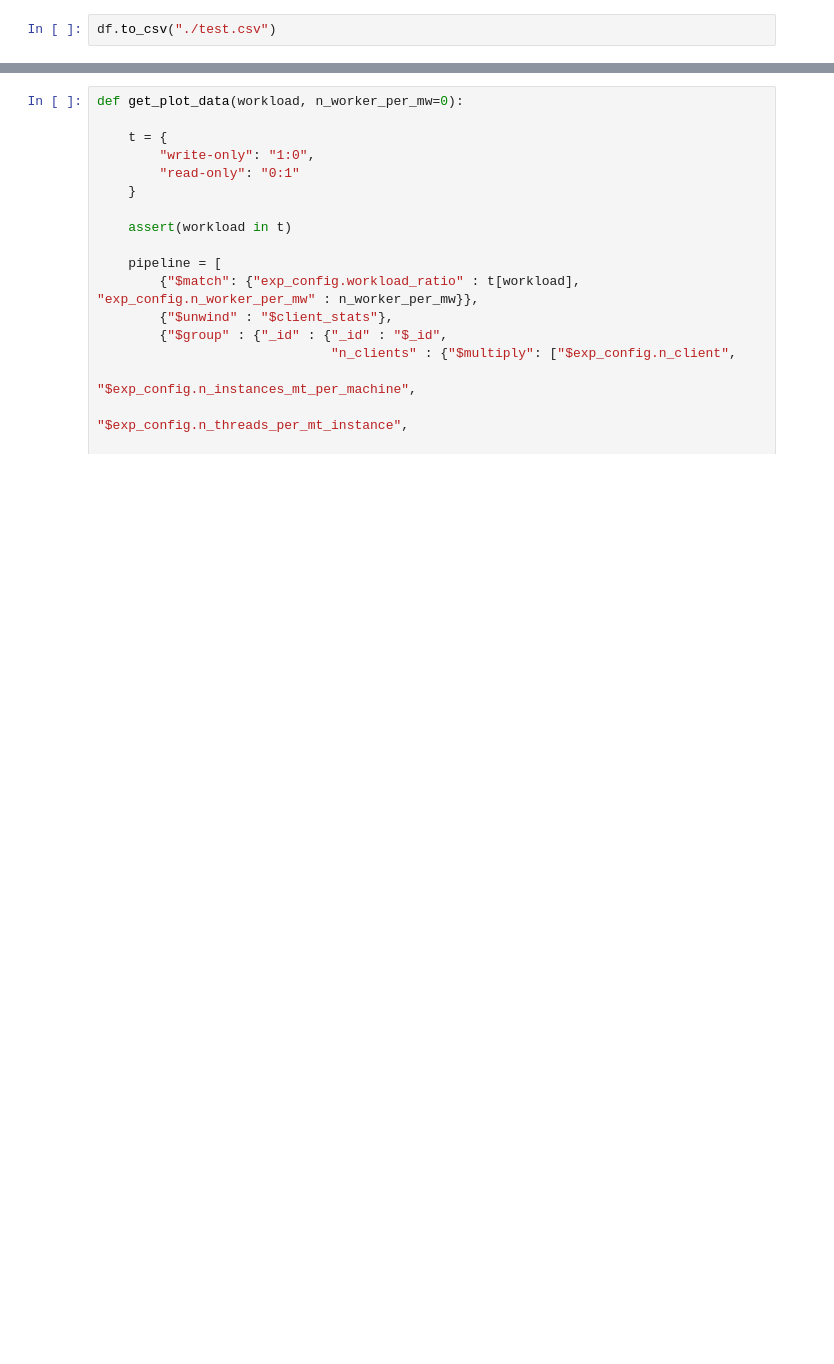
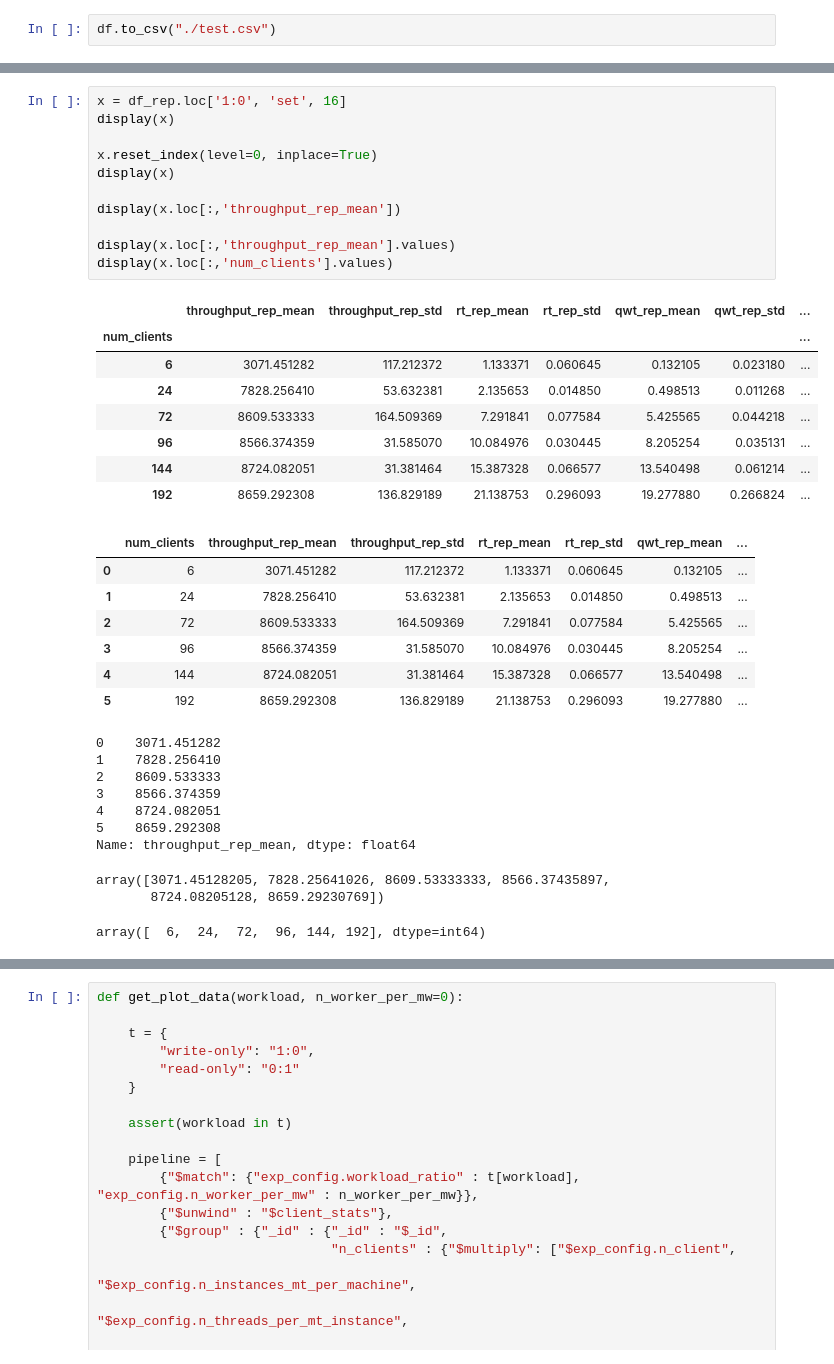
Before and after one commit to nicolas-kuechler/eth-asl-middleware-benchmark-2018, a Jupyter notebook: python/analysis/analysis.ipynb, the cells around one changed output, grey strips where cells are left out. Cells and saved outputs as stored; diff of their text form; blank space fills up the shorter version.

```diff
--- a/python/analysis/analysis.ipynb
+++ b/python/analysis/analysis.ipynb
@@ -306,0 +266,37 @@ ValueError: xy
+# %%
+x = df_rep.loc['1:0', 'set', 16]
+display(x)
+
+x.reset_index(level=0, inplace=True)
+display(x)
+
+display(x.loc[:,'throughput_rep_mean'])
+
+display(x.loc[:,'throughput_rep_mean'].values)
+display(x.loc[:,'num_clients'].values)
+# %% [output]
+|  | throughput_rep_mean | throughput_rep_std | rt_rep_mean | rt_rep_std | qwt_rep_mean | qwt_rep_std | ... |
+| num_clients |  |  |  |  |  |  | ... |
+| 6 | 3071.451282 | 117.212372 | 1.133371 | 0.060645 | 0.132105 | 0.023180 | ... |
+| 24 | 7828.256410 | 53.632381 | 2.135653 | 0.014850 | 0.498513 | 0.011268 | ... |
+| 72 | 8609.533333 | 164.509369 | 7.291841 | 0.077584 | 5.425565 | 0.044218 | ... |
+| 96 | 8566.374359 | 31.585070 | 10.084976 | 0.030445 | 8.205254 | 0.035131 | ... |
+| 144 | 8724.082051 | 31.381464 | 15.387328 | 0.066577 | 13.540498 | 0.061214 | ... |
+| 192 | 8659.292308 | 136.829189 | 21.138753 | 0.296093 | 19.277880 | 0.266824 | ... |
+|  | num_clients | throughput_rep_mean | throughput_rep_std | rt_rep_mean | rt_rep_std | qwt_rep_mean | ... |
+| 0 | 6 | 3071.451282 | 117.212372 | 1.133371 | 0.060645 | 0.132105 | ... |
+| 1 | 24 | 7828.256410 | 53.632381 | 2.135653 | 0.014850 | 0.498513 | ... |
+| 2 | 72 | 8609.533333 | 164.509369 | 7.291841 | 0.077584 | 5.425565 | ... |
+| 3 | 96 | 8566.374359 | 31.585070 | 10.084976 | 0.030445 | 8.205254 | ... |
+| 4 | 144 | 8724.082051 | 31.381464 | 15.387328 | 0.066577 | 13.540498 | ... |
+| 5 | 192 | 8659.292308 | 136.829189 | 21.138753 | 0.296093 | 19.277880 | ... |
+0    3071.451282
+1    7828.256410
+2    8609.533333
+3    8566.374359
+4    8724.082051
+5    8659.292308
+Name: throughput_rep_mean, dtype: float64
+array([3071.45128205, 7828.25641026, 8609.53333333, 8566.37435897,
+       8724.08205128, 8659.29230769])
+array([  6,  24,  72,  96, 144, 192], dtype=int64)
```
Also changed, not shown: parts of 16 cells of this notebook, 3 other files.
